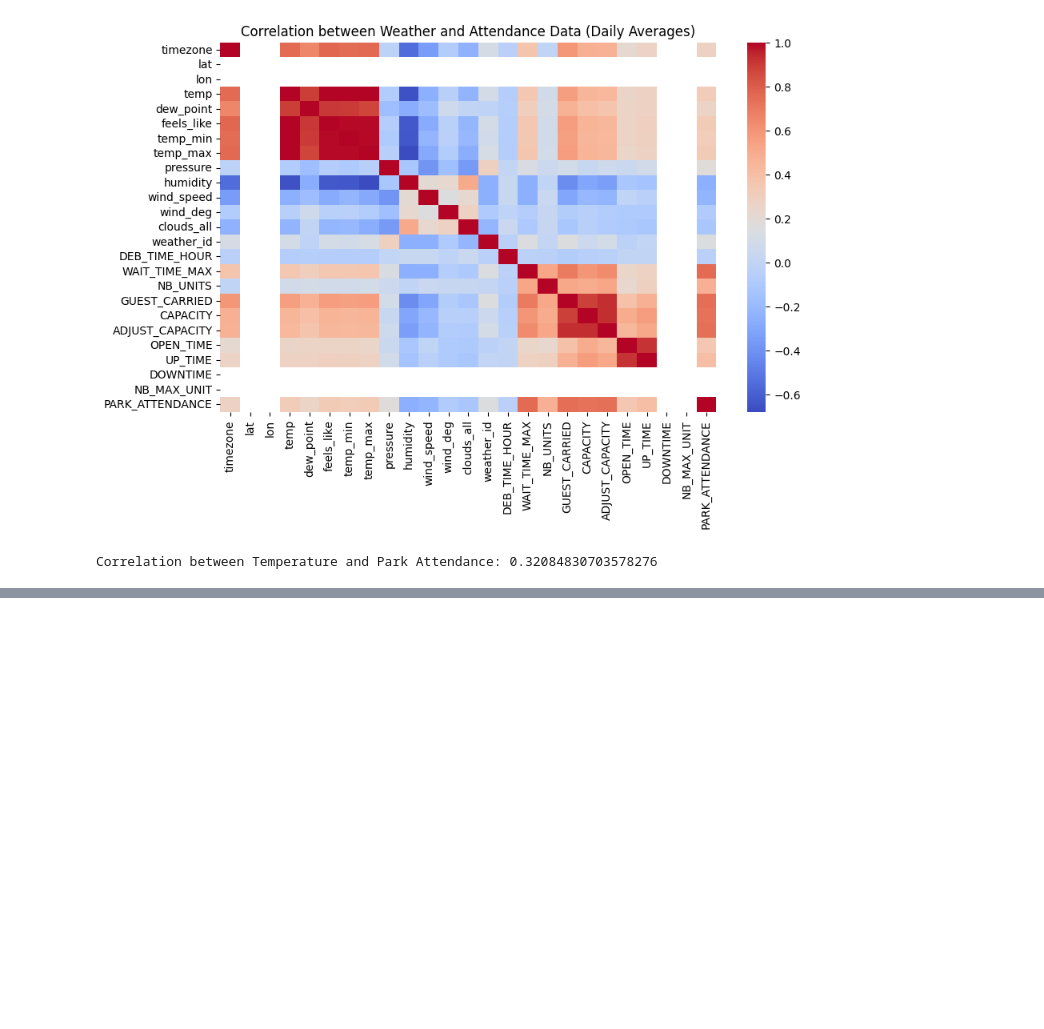
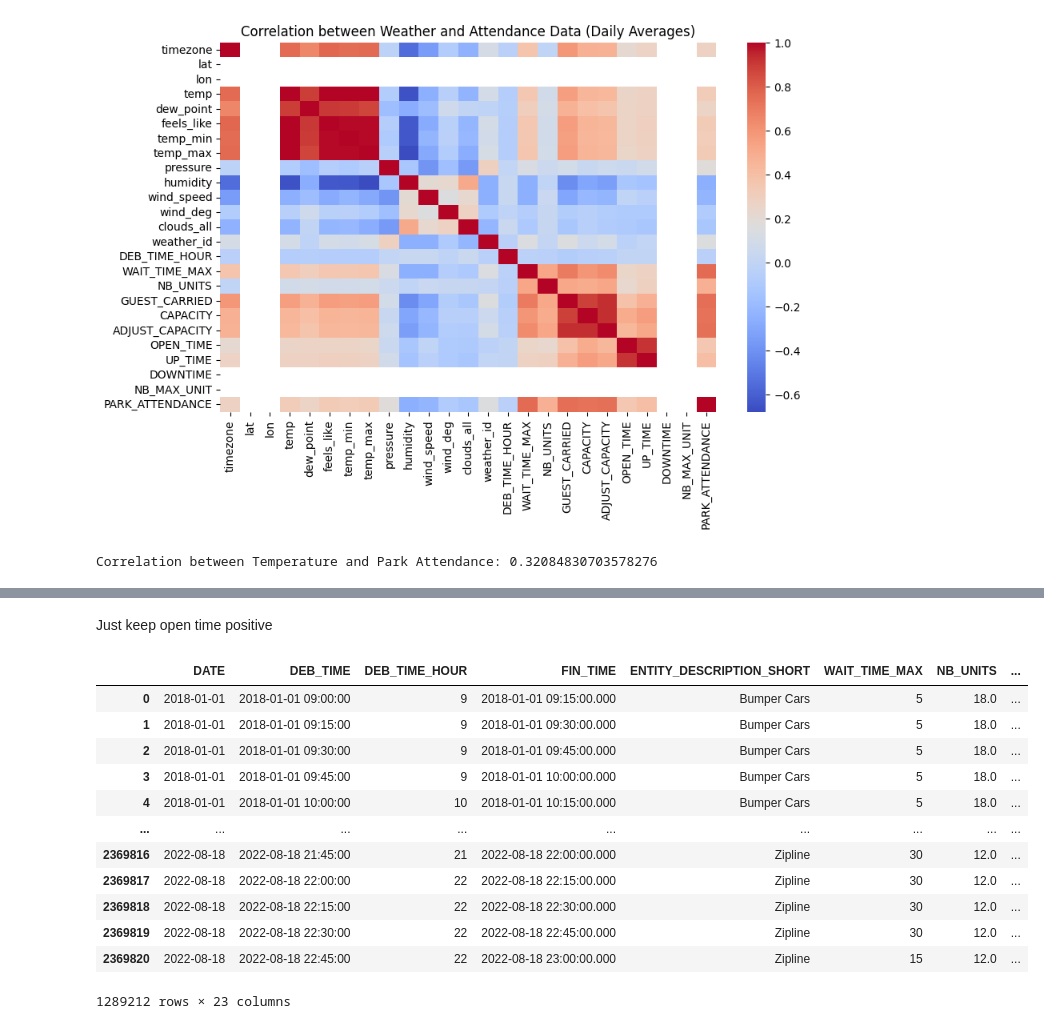
Before and after one commit to AdeStAff/endless_line, a Jupyter notebook: notebooks/malo.ipynb, the cells around one changed output, grey strips where cells are left out. Drawn from its saved outputs; the diff is of its cells as text; code cells hidden in the pictures; blank space fills up the shorter version.

```diff
--- a/notebooks/malo.ipynb
+++ b/notebooks/malo.ipynb
@@ -281,0 +298,20 @@ Correlation between Temperature and Park Attendance: 0.32084830703578276
+# %% [markdown]
+Just keep open time positive
+# %%
+filtered_data = data[data['OPEN_TIME'] > 0]
+# %%
+filtered_data
+# %% [output]
+|  | DATE | DEB_TIME | DEB_TIME_HOUR | FIN_TIME | ENTITY_DESCRIPTION_SHORT | WAIT_TIME_MAX | NB_UNITS | ... |
+| 0 | 2018-01-01 | 2018-01-01 09:00:00 | 9 | 2018-01-01 09:15:00.000 | Bumper Cars | 5 | 18.0 | ... |
+| 1 | 2018-01-01 | 2018-01-01 09:15:00 | 9 | 2018-01-01 09:30:00.000 | Bumper Cars | 5 | 18.0 | ... |
+| 2 | 2018-01-01 | 2018-01-01 09:30:00 | 9 | 2018-01-01 09:45:00.000 | Bumper Cars | 5 | 18.0 | ... |
+| 3 | 2018-01-01 | 2018-01-01 09:45:00 | 9 | 2018-01-01 10:00:00.000 | Bumper Cars | 5 | 18.0 | ... |
+| 4 | 2018-01-01 | 2018-01-01 10:00:00 | 10 | 2018-01-01 10:15:00.000 | Bumper Cars | 5 | 18.0 | ... |
+| ... | ... | ... | ... | ... | ... | ... | ... | ... |
+| 2369816 | 2022-08-18 | 2022-08-18 21:45:00 | 21 | 2022-08-18 22:00:00.000 | Zipline | 30 | 12.0 | ... |
+| 2369817 | 2022-08-18 | 2022-08-18 22:00:00 | 22 | 2022-08-18 22:15:00.000 | Zipline | 30 | 12.0 | ... |
+| 2369818 | 2022-08-18 | 2022-08-18 22:15:00 | 22 | 2022-08-18 22:30:00.000 | Zipline | 30 | 12.0 | ... |
+| 2369819 | 2022-08-18 | 2022-08-18 22:30:00 | 22 | 2022-08-18 22:45:00.000 | Zipline | 30 | 12.0 | ... |
+| 2369820 | 2022-08-18 | 2022-08-18 22:45:00 | 22 | 2022-08-18 23:00:00.000 | Zipline | 15 | 12.0 | ... |
+1289212 rows × 23 columns
```
Also changed, not shown: parts of 11 cells of this notebook.
